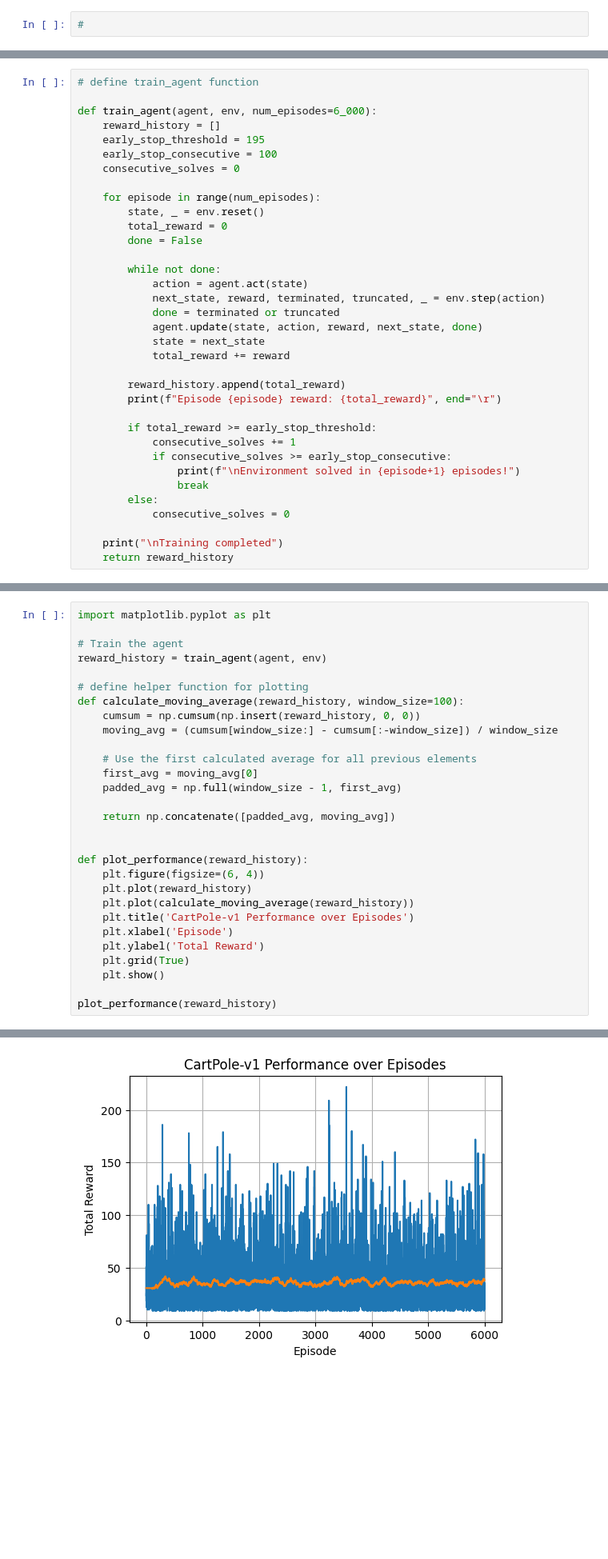
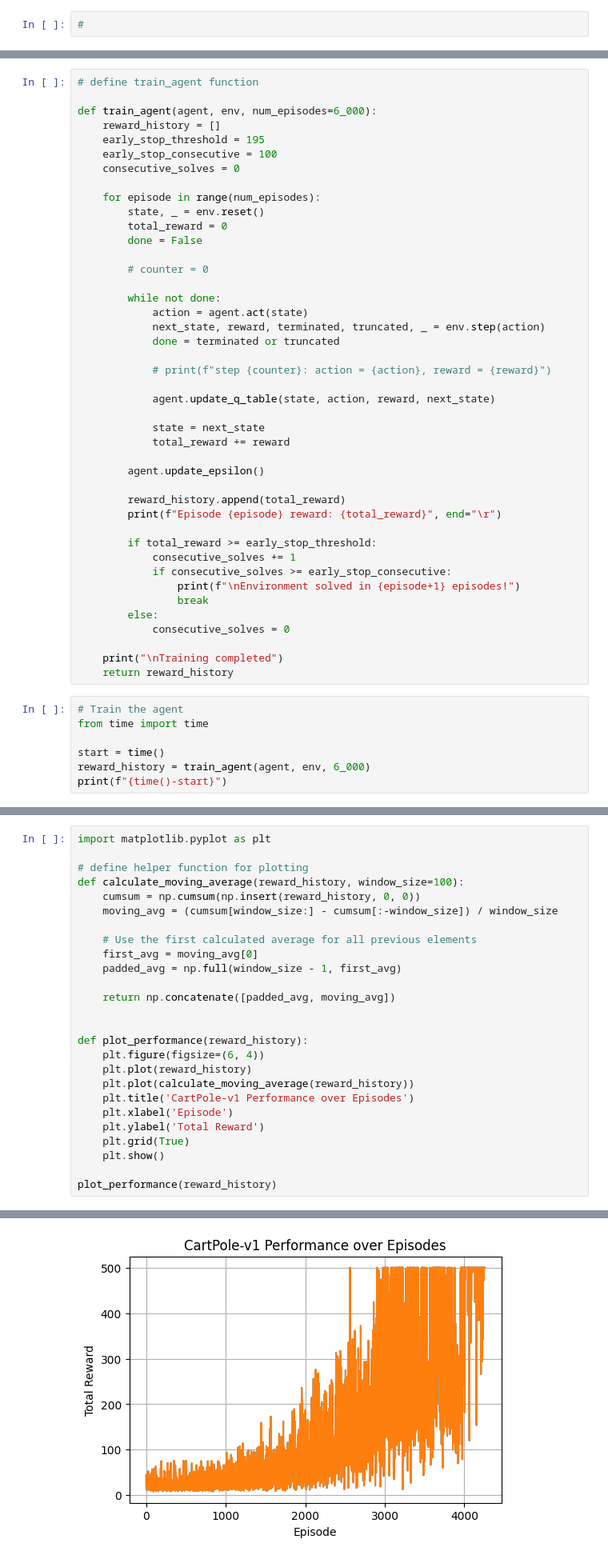
Before and after one commit to bambschool/BAMB2024, a Jupyter notebook: 3-reinforcement_learning/3A_RL-basics/workbench.ipynb, the cells around one changed output, grey strips where cells are left out. Shown at 80% size. Saved outputs shown, nothing was run; the diff lists cells and outputs as text; blank space fills up the shorter version.

```diff
--- a/3-reinforcement_learning/3A_RL-basics/workbench.ipynb
+++ b/3-reinforcement_learning/3A_RL-basics/workbench.ipynb
@@ -187,13 +182,21 @@ def train_agent(agent, env, num_episodes=6_000):
         total_reward = 0
         done = False
 
+        # counter = 0
+
         while not done:
             action = agent.act(state)
             next_state, reward, terminated, truncated, _ = env.step(action)
             done = terminated or truncated
-            agent.update(state, action, reward, next_state, done)
+
+            # print(f"step {counter}: action = {action}, reward = {reward}")
+
+            agent.update_q_table(state, action, reward, next_state)
+
             state = next_state
             total_reward += reward
+
+        agent.update_epsilon()
 
         reward_history.append(total_reward)
         print(f"Episode {episode} reward: {total_reward}", end="\r")
@@ -208,3 +211,10 @@ def train_agent(agent, env, num_episodes=6_000):
 
     print("\nTraining completed")
     return reward_history
+# %%
+# Train the agent
+from time import time
+
+start = time()
+reward_history = train_agent(agent, env, 6_000)
+print(f"{time()-start}")
@@ -211,8 +227,5 @@ def train_agent(agent, env, num_episodes=6_000):
 # %%
 import matplotlib.pyplot as plt
-
-# Train the agent
-reward_history = train_agent(agent, env)
 
 # define helper function for plotting
 def calculate_moving_average(reward_history, window_size=100):
@@ -243 +254 @@ Training completed
-[figure, old version]
+[figure, new version]
```
Also changed, not shown: parts of 5 cells of this notebook.
